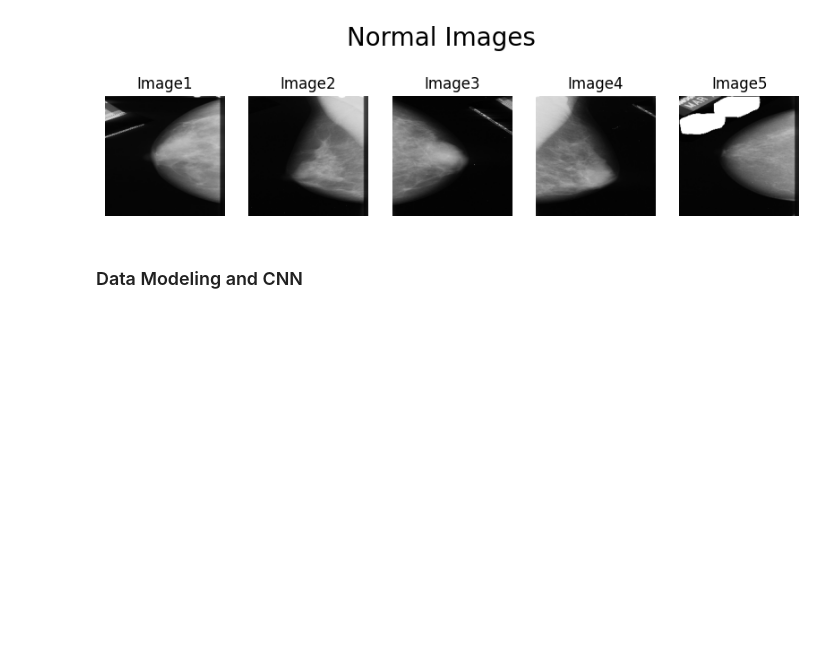
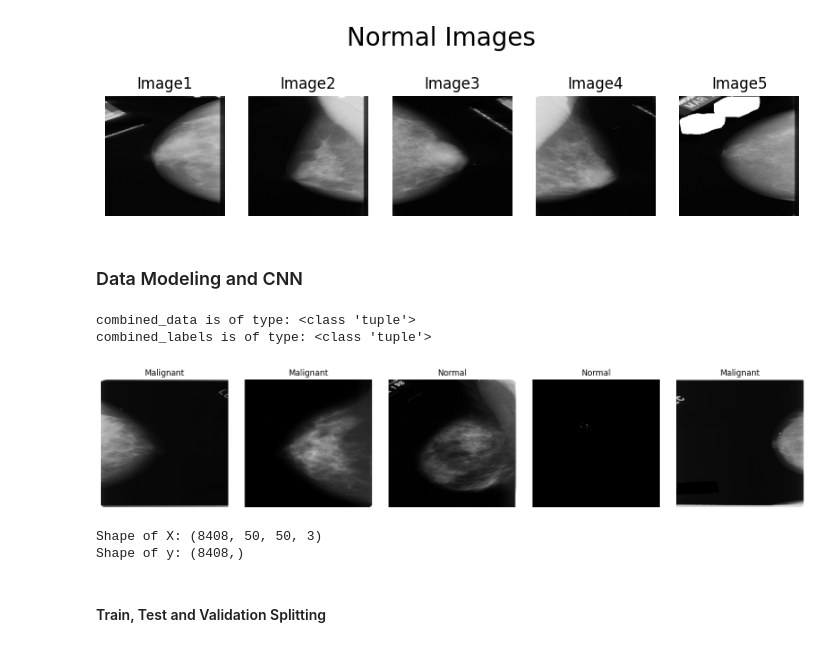
Before and after one commit to kiboiWanjohi/scotep-kenya, a Jupyter notebook: main.ipynb, the cells around one changed output. Saved outputs shown, nothing was run; the diff lists cells and outputs as text; code cells hidden in the pictures; blank space fills up the shorter version.

```diff
--- a/main.ipynb
+++ b/main.ipynb
@@ -271,0 +295,64 @@ y = [] # list for labels
+# %%
+import random
+
+combined_data, combined_labels = combine_datasets(normalized_benign_images, normalized_cancer_images, normalized_cancer_images)
+
+# shuffle dataset
+combined_dataset = list(zip(combined_data, combined_labels))
+random.shuffle(combined_dataset)
+combined_data, combined_labels = zip(*combined_dataset)
+# %%
+# visualize shuffled data
+print(f'combined_data is of type: {type(combined_data)}')
+print(f'combined_labels is of type: {type(combined_labels)}')
+# %% [output]
+combined_data is of type: <class 'tuple'>
+combined_labels is of type: <class 'tuple'>
+# %%
+# visualize shuffled data
+def display_random_shuffled_images(combined_data, combined_labels, num_images=5):
+    if len(combined_data) < num_images:
+        raise ValueError(f"Not enough images: Expected {num_images}")
+
+    indices = random.sample(range(len(combined_data)), num_images)
+
+    fig, axes = plt.subplots(1, num_images, figsize = (15, 3))
+
+    label_map = {0: "Normal", 1: "Cancer", 2: "Malignant"}
+
+    for i, idx in enumerate(indices):
+        img = combined_data[idx]
+        label = combined_labels[idx]
+
+        axes[i].imshow(img, cmap='gray')
+        axes[i].axis('off')
+        axes[i].set_title(f'{label_map[label]}')
+
+    plt.tight_layout()
+    plt.show()
+# %%
+display_random_shuffled_images(combined_data, combined_labels)
+# %% [output]
+[figure, added]
+# %%
+fixed_size = (50, 50)
+
+X = [] # list for image data
+y = [] # list for labels
+
+for img, label in zip(combined_data, combined_labels):
+    img = cv2.resize(img, fixed_size, interpolation = cv2.INTER_LINEAR)
+    X.append(img)
+    y.append(label)
+
+# convert data from tuples to lists
+X = np.array(X)
+y = np.array(y)
+
+print(f'Shape of X: {X.shape}')
+print(f'Shape of y: {y.shape}')
+# %% [output]
+Shape of X: (8408, 50, 50, 3)
+Shape of y: (8408,)
+# %% [markdown]
+#### Train, Test and Validation Splitting
```
Also changed, not shown: parts of 20 cells of this notebook.
